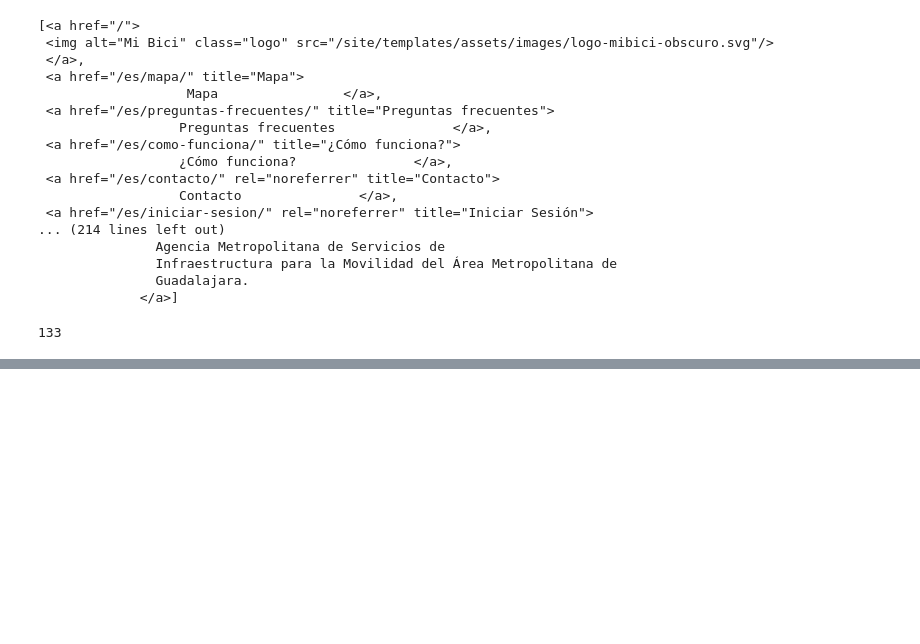
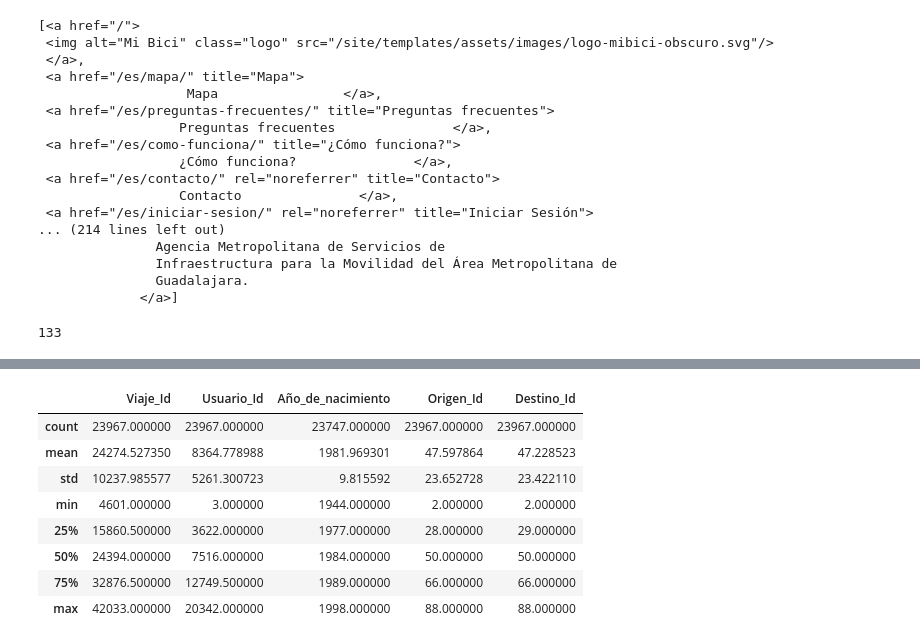
Before and after one commit to lssierra/Project_MiBici, a Jupyter notebook: MiBici_notebook.ipynb, the cells around one changed output, grey strips where cells are left out. Cells and saved outputs as stored; diff of their text form; code cells hidden in the pictures; blank space fills up the shorter version.

```diff
--- a/MiBici_notebook.ipynb
+++ b/MiBici_notebook.ipynb
@@ -135,9 +100,10 @@ UnicodeDecodeError: 'utf-8' codec can't decode byte 0xf1 in position 35: invalid
 # %%
 dfs = []
 count=1
-for link in links[1:]: #first link is nomenclature file
+for link in links[1:2]: #exploratory one month
     response = requests.get(link,headers=headers)
     dfs.append(pd.read_csv(BytesIO(response.content)))#BytesIO stores response in memory were pd can read
     print("Data imported from",count," out of ",len(links),"links")
     count+=1
 df = pd.concat(dfs)
+df.info
@@ -143,0 +150,12 @@ df = pd.concat(dfs)
+# %%
+df.describe()
+# %% [output]
+|  | Viaje_Id | Usuario_Id | Año_de_nacimiento | Origen_Id | Destino_Id |
+| count | 23967.000000 | 23967.000000 | 23747.000000 | 23967.000000 | 23967.000000 |
+| mean | 24274.527350 | 8364.778988 | 1981.969301 | 47.597864 | 47.228523 |
+| std | 10237.985577 | 5261.300723 | 9.815592 | 23.652728 | 23.422110 |
+| min | 4601.000000 | 3.000000 | 1944.000000 | 2.000000 | 2.000000 |
+| 25% | 15860.500000 | 3622.000000 | 1977.000000 | 28.000000 | 29.000000 |
+| 50% | 24394.000000 | 7516.000000 | 1984.000000 | 50.000000 | 50.000000 |
+| 75% | 32876.500000 | 12749.500000 | 1989.000000 | 66.000000 | 66.000000 |
+| max | 42033.000000 | 20342.000000 | 1998.000000 | 88.000000 | 88.000000 |
```
Also changed, not shown: parts of 16 cells of this notebook, 1 other file.
